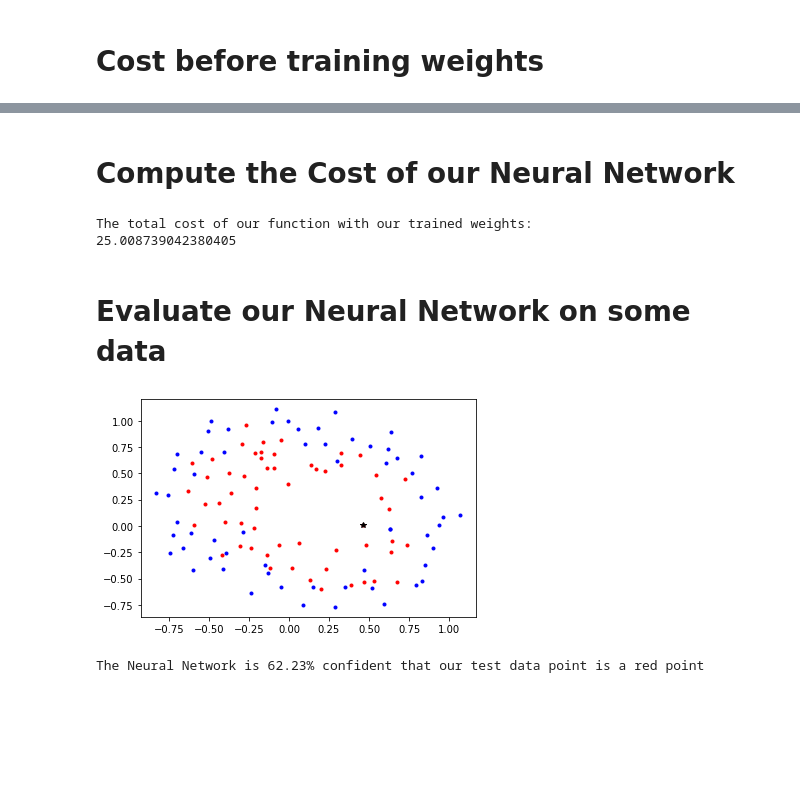
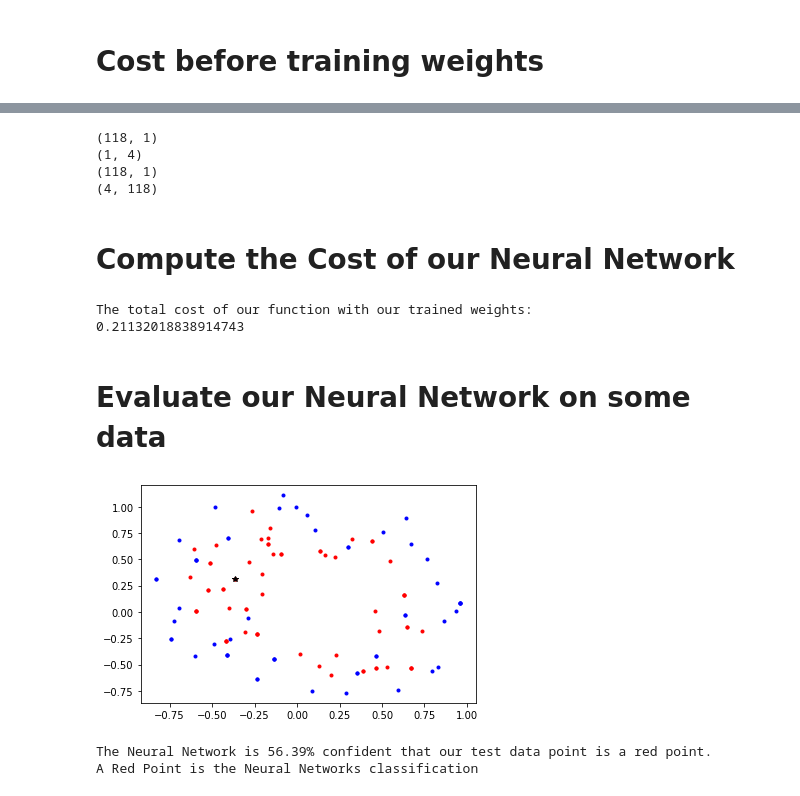
Before and after one commit to ShaanLuthra1/Neural-Network-from-Scratch, a Jupyter notebook: Neural Network Implementation from Scratch .ipynb, the cells around one changed output, grey strips where cells are left out. Drawn from its saved outputs; the diff is of its cells as text; code cells hidden in the pictures; blank space fills up the shorter version.

```diff
--- a/Neural Network Implementation from Scratch .ipynb
+++ b/Neural Network Implementation from Scratch .ipynb
@@ -24,6 +24,7 @@ with open('ex2data2.txt') as fp:
             pass
         data.append(lineArr2)
 df = pd.DataFrame(data, columns=['x1', 'x2', 'label'])
+df = df.sample(frac=1, replace=True)
 
 X = []
 Y = []
@@ -61,7 +62,9 @@ def sigmoid(z2Arr):
     return np.array(1/(1+np.power(math.e, -z2Arr)))
 
 def costFunction(A3):
-    return float(sum(np.power((A3-Y), 2)))
+    vectorCost = np.multiply(np.log(A3), Y) + np.multiply((1 - Y), np.log(1 - A3))
+    cost = -np.sum(vectorCost)/m
+    return cost
 
 def tanhPrime(ZArr):
     return 1 - np.power((tanhActivation(ZArr)), 2)
@@ -80,9 +99,11 @@ W2 = 2 * np.random.rand(1, 16) - 1
 # %% [markdown]
 # Cost before training weights
 # %%
-Z2 = np.dot(W1, X)
+Z1 = np.dot(W1, X) + B1
+A1 = tanhActivation(Z1)
+Z2 = np.dot(W2, A1) + B2
 A2 = tanhActivation(Z2)
-Z3 = np.dot(W2, A2)
+Z3 = np.dot(W3, A2).T + B3
 A3 = sigmoid(Z3).T
 print("The total cost of our function before training weights:")
 print(costFunction(A3))
@@ -148,35 +175,55 @@ Starting weights W1:
+# %%
+print(Y.shape)
+print(W3.shape)
+print(dZ3.shape)
+print(tanhPrime(np.matrix(Z2)).shape)
+# %% [output]
+(118, 1)
+(1, 4)
+(118, 1)
+(4, 118)
 # %% [markdown]
 # Compute the Cost of our Neural Network
 # %%
-Z2 = np.dot(W1, X)
+Z1 = np.dot(W1, X) + B1
+A1 = tanhActivation(Z1)
+Z2 = np.dot(W2, A1) + B2
 A2 = tanhActivation(Z2)
-Z3 = np.dot(W2, A2)
+Z3 = np.dot(W3, A2).T + B3
 A3 = sigmoid(Z3).T
+
 print("The total cost of our function with our trained weights:")
 print(costFunction(A3))
 # %% [output]
 The total cost of our function with our trained weights:
-25.008739042380405
+0.21132018838914743
 # %% [markdown]
 # Evaluate our Neural Network on some data
 # %%
 x1 = X[0, 42]
 x2 = X[1, 42]
 
 df0 = df[df['label'] == 0]
 df1 = df[df['label'] == 1]
 plt.plot(df0['x1'], df0['x2'], 'b.')
 plt.plot(df1['x1'], df1['x2'], 'r.')
 plt.plot(x1, x2, 'k*')
 plt.show()
 
 x = np.matrix([x1, x2]).T
 
-z1 = np.dot(W1, x)
+z1 = np.dot(W1, x) + B1
 a1 = tanhActivation(z1)
-z2 = np.dot(W2, a1)
-a2 = sigmoid(z2)
-print("The Neural Network is " + str(round((a2[0][0]*100), 2)) + "% confident that our test data point is a red point")
+z2 = np.dot(W2, a1) + B2
+a2 = tanhActivation(z2)
+z3 = np.dot(W3, a2) + B3
+a3 = sigmoid(z3)
+
+if (a3[0][0]*100) > 50:
+    print("The Neural Network is " + str(round((a3[0][0]*100), 2)) + "% confident that our test data point is a red point.\nA Red Point is the Neural Networks classification")
+else:
+    print("The Neural Network is " + str(round(100-(a3[0][0]*100), 2)) + "% confident that our test data point is a blue point.\nA Blue Point is the Neural Networks classification")
 # %% [output]
-[figure, old version]
+[figure, new version]
-The Neural Network is 62.23% confident that our test data point is a red point
+The Neural Network is 56.39% confident that our test data point is a red point.
+A Red Point is the Neural Networks classification
```
Also changed, not shown: parts of 5 cells of this notebook.
